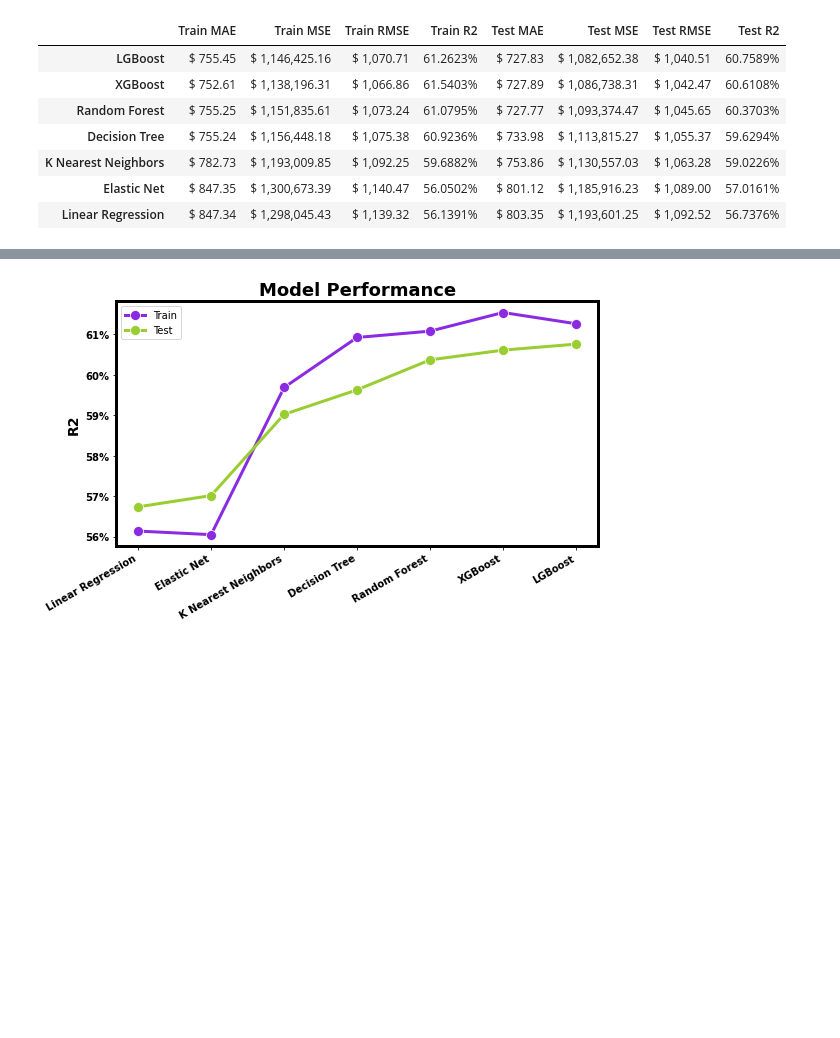
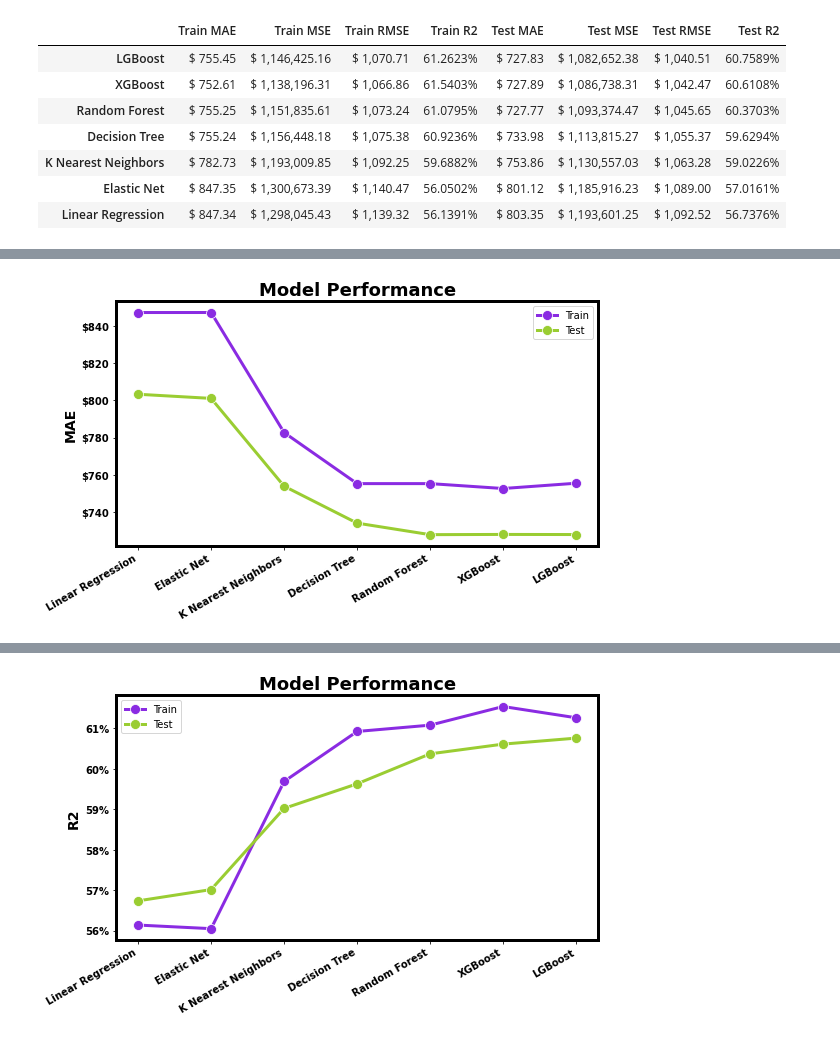
Before and after one commit to YBilodeau/Regression---Prediction-of-Grocery-Sales, a Jupyter notebook: Regression_Prediction_of_Grocery_Sales_.ipynb, the cells around one changed output, grey strips where cells are left out. Saved outputs shown, nothing was run; the diff lists cells and outputs as text; code cells hidden in the pictures; blank space fills up the shorter version.

```diff
--- a/Regression_Prediction_of_Grocery_Sales_.ipynb
+++ b/Regression_Prediction_of_Grocery_Sales_.ipynb
@@ -3774,0 +3784,8 @@ model_metrics_df.sort_values(by='Test R2', ascending=False)\
+# %%
+line_plot(model_metrics_df, column_1='Train MAE', column_2='Test MAE',
+             fs=(8,5), file_name='Model Performance MAE Scores.png',
+             tit_lab='Model Performance', x_lab='', y_lab='MAE',
+             fmt=price_0_fmt,
+             hza='right', rot=30)
+# %% [output]
+[figure, added]
```
Also changed, not shown: parts of 12 cells of this notebook, 2 other files.
